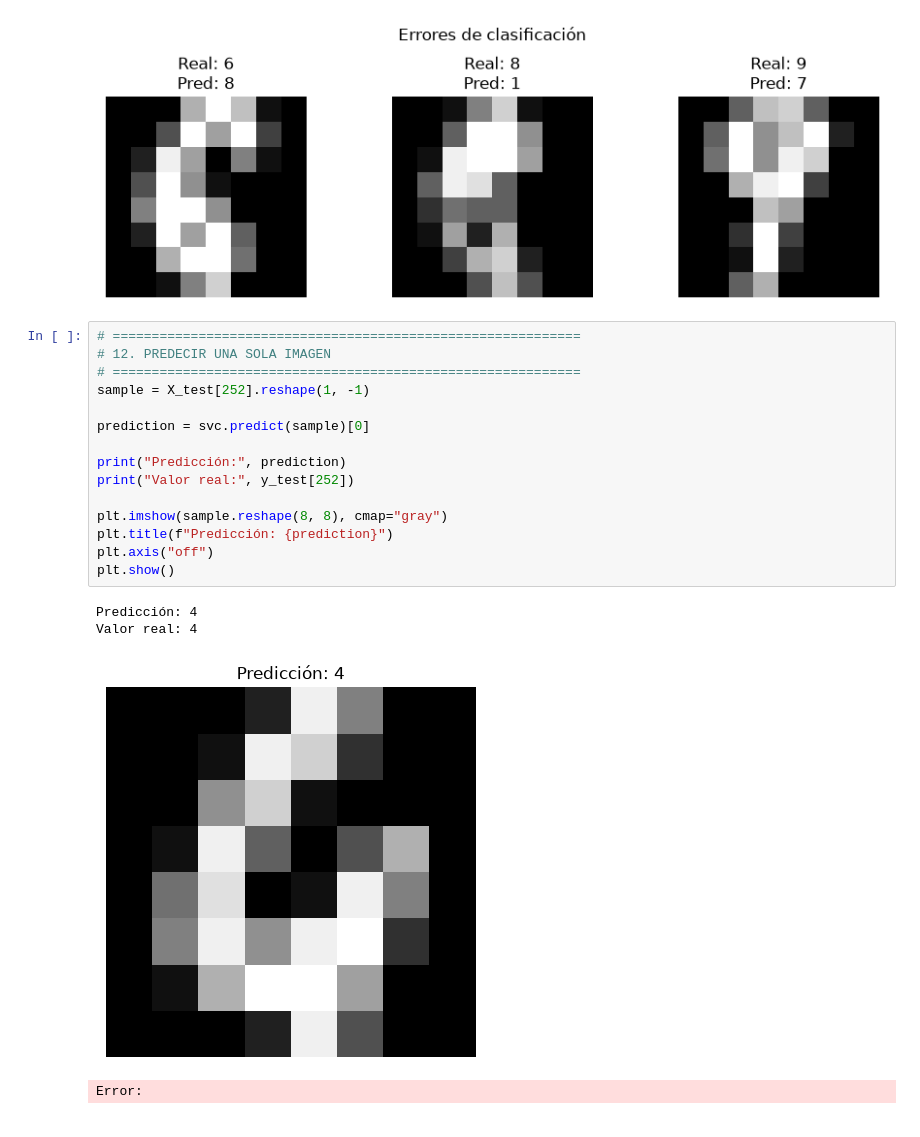
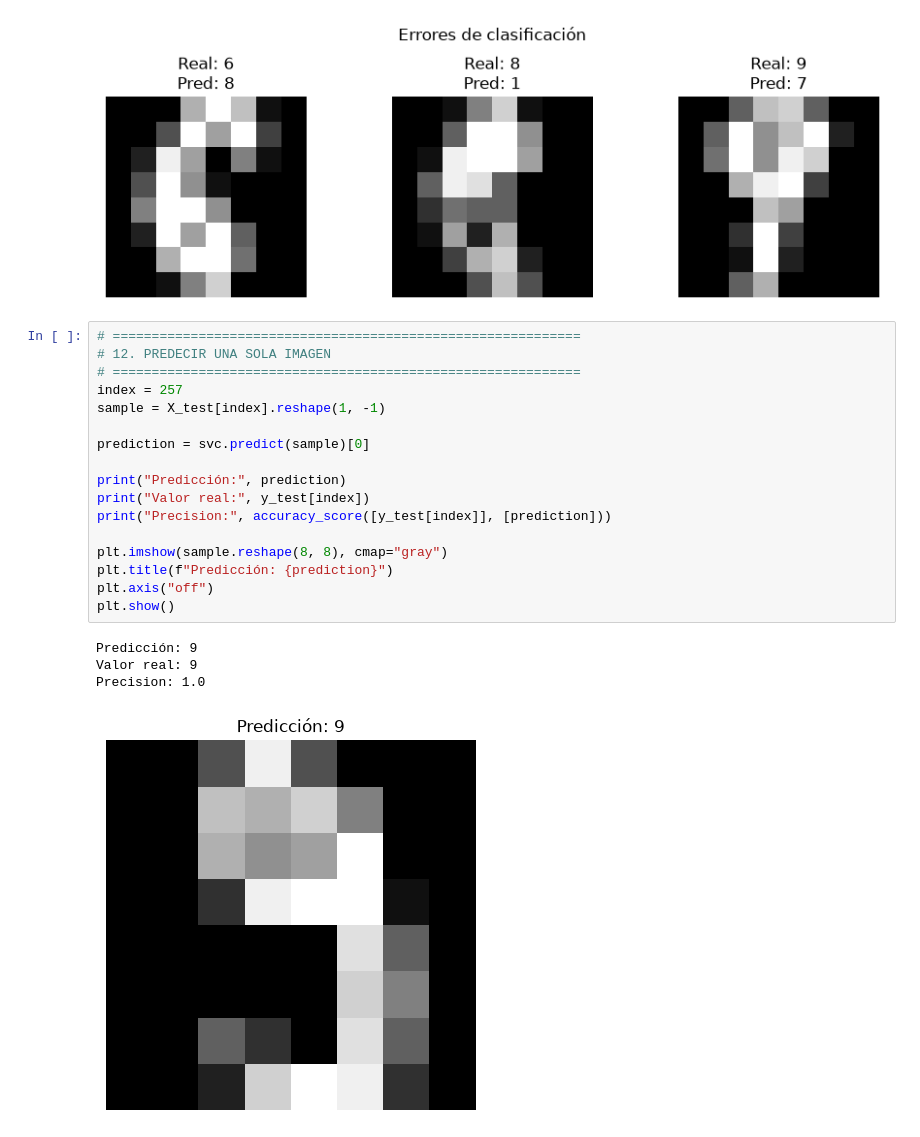
Before and after one commit to andres112/Advanced-Python, a Jupyter notebook: various_scikit-learn.ipynb, the cells around one changed output. Saved outputs shown, nothing was run; the diff lists cells and outputs as text.

```diff
--- a/various_scikit-learn.ipynb
+++ b/various_scikit-learn.ipynb
@@ -219,20 +219,22 @@ else:
 # %%
 # ============================================================
 # 12. PREDECIR UNA SOLA IMAGEN
 # ============================================================
-sample = X_test[252].reshape(1, -1)
+index = 257
+sample = X_test[index].reshape(1, -1)
 
 prediction = svc.predict(sample)[0]
 
 print("Predicción:", prediction)
-print("Valor real:", y_test[252])
+print("Valor real:", y_test[index])
+print("Precision:", accuracy_score([y_test[index]], [prediction]))
 
 plt.imshow(sample.reshape(8, 8), cmap="gray")
 plt.title(f"Predicción: {prediction}")
 plt.axis("off")
 plt.show()
 # %% [output]
-Predicción: 4
-Valor real: 4
+Predicción: 9
+Valor real: 9
+Precision: 1.0
-[figure, old version]
+[figure, new version]
-Error:
```
Also changed, not shown: parts of 1 cell of this notebook, 1 other file.
